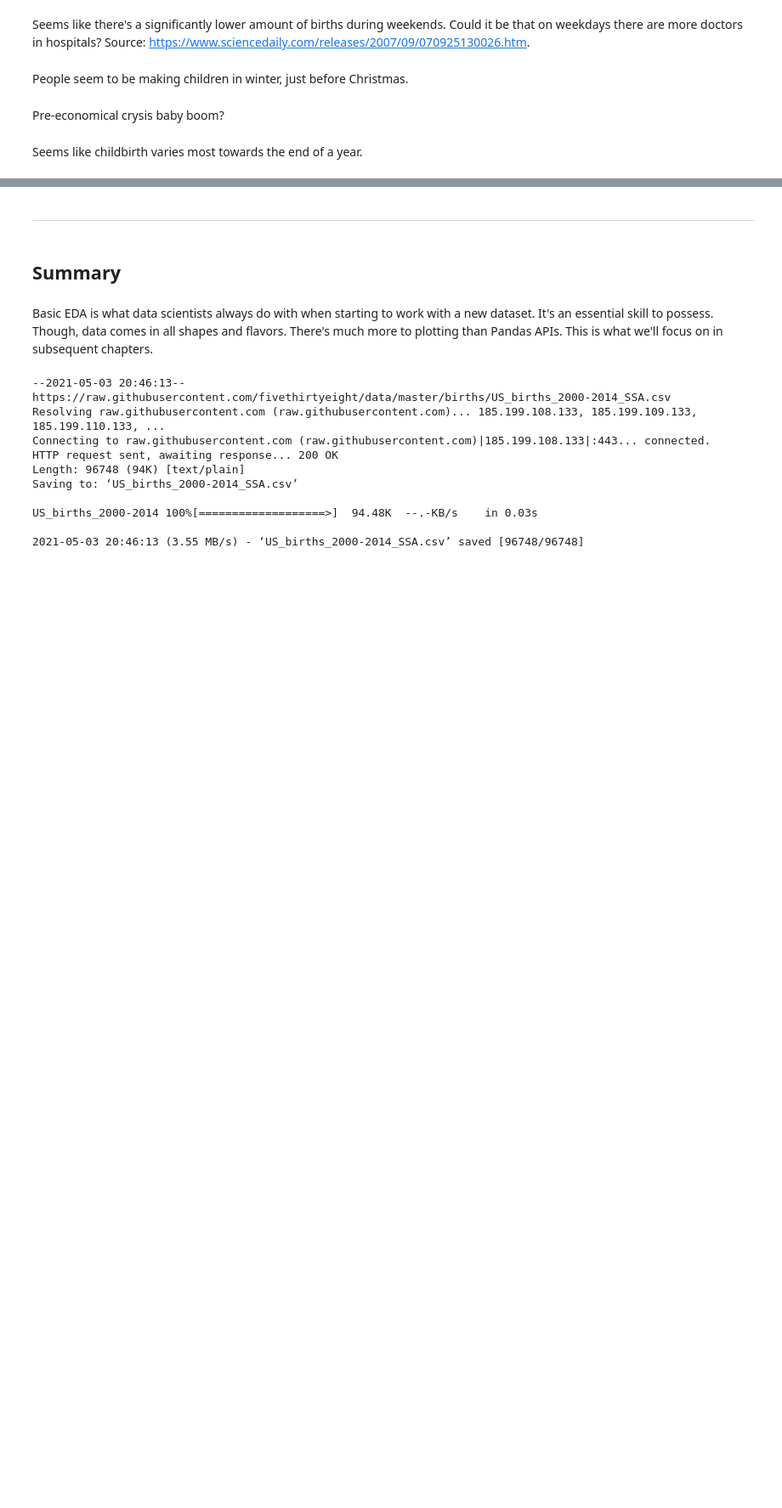
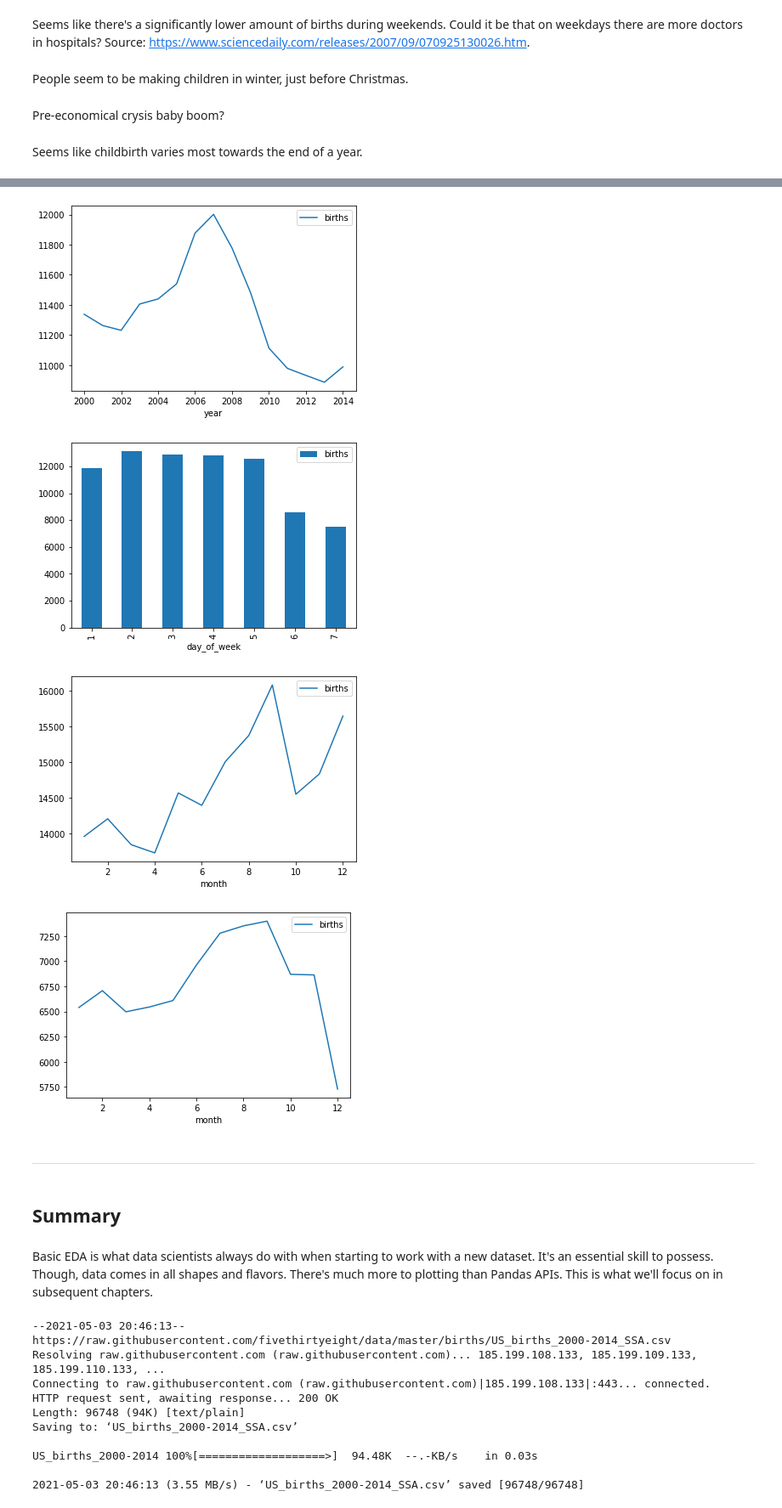
Before and after one commit to Nerijus20/Colab-notebooks, a Jupyter notebook: Demo_subproject.ipynb, the cells around one changed output, grey strips where cells are left out. Shown at 85% size. Drawn from its saved outputs; the diff is of its cells as text; code cells hidden in the pictures; blank space fills up the shorter version.

Commit message:
Exercise - exploring statistics of U.S. births

```diff
--- a/Demo_subproject.ipynb
+++ b/Demo_subproject.ipynb
@@ -363,3 +357,31 @@ df5 = pd.read_csv('US_births_2000-2014_SSA.csv')
+# %%
+import pandas as pd
+df5 = pd.read_csv('US_births_2000-2014_SSA.csv')
+
+#ups / downs in chilbirth throughout the years
+#df5[["year", "births"]].groupby('year').mean()
+years = df5[["year", "births"]].groupby('year').mean()
+years.plot.line();
+
+#Most frequently days of the week children are born
+day_week = df5[["day_of_week", "births"]].groupby('day_of_week').mean().sort_values(by=['day_of_week'])
+day_week.plot(kind="bar", y="births");
+
+
+#Biggest amount of childbirths per month
+#df5[["month", "births"]].groupby('month').max('births')
+highest = df5[["month", "births"]].groupby('month').max('births')
+highest.plot(y="births");
+
+#Lowest amount of childbirths per month
+#df5[["month", "births"]].groupby('month').min()
+lowest = df5[["month", "births"]].groupby('month').min()
+lowest.plot(y="births");
+# %% [output]
+[figure, added]
+[figure, added]
+[figure, added]
+[figure, added]
 # %% [markdown]
 -------
 # %% [markdown]
```
Also changed, not shown: parts of 2 cells of this notebook.
